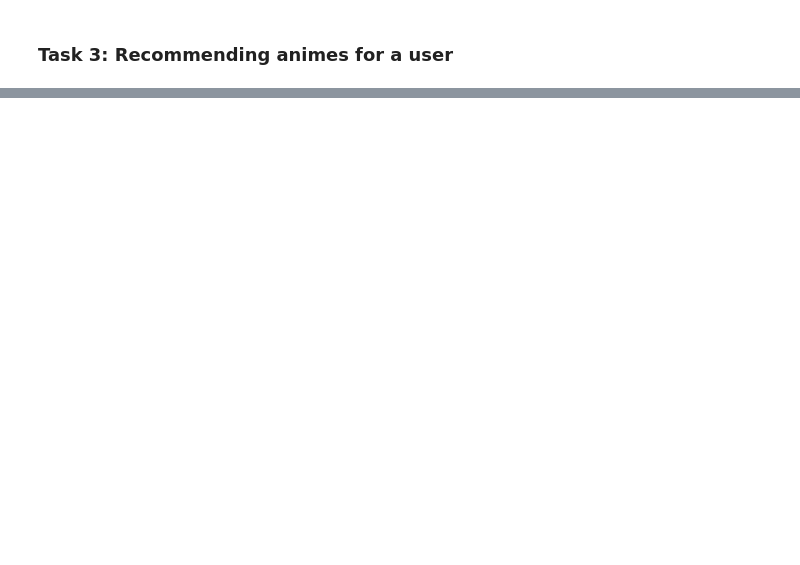
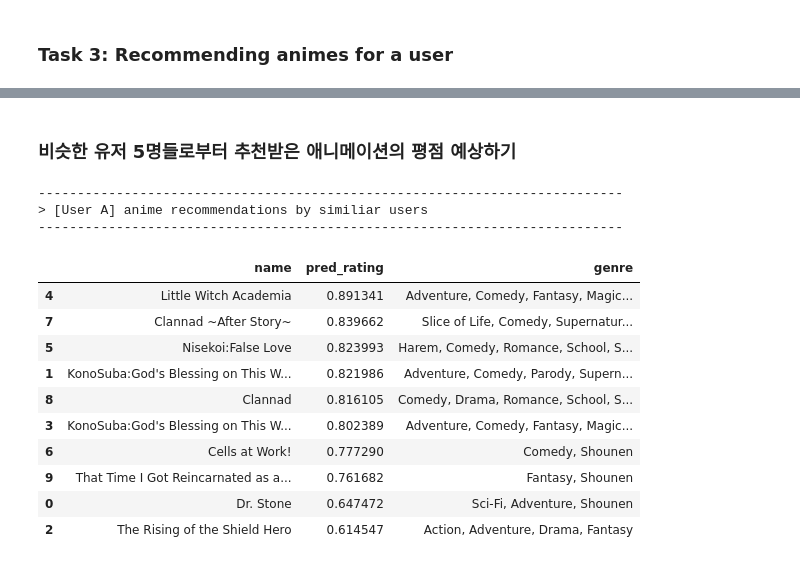
Before and after one commit to suzzini/DS_Project, a Jupyter notebook: Untitled7.ipynb, the cells around one changed output, grey strips where cells are left out. Saved outputs shown, nothing was run; the diff lists cells and outputs as text; code cells hidden in the pictures; blank space fills up the shorter version.

```diff
--- a/Untitled7.ipynb
+++ b/Untitled7.ipynb
@@ -818,0 +819,23 @@ Showing recommendations for user: 213192
+# %% [markdown]
+### 비슷한 유저 5명들로부터 추천받은 애니메이션의 평점 예상하기
+# %%
+print("---" * 25)
+print("> [User A] anime recommendations by similiar users")
+print("---" * 25)
+
+Results
+# %% [output]
+---------------------------------------------------------------------------
+> [User A] anime recommendations by similiar users
+---------------------------------------------------------------------------
+|  | name | pred_rating | genre |
+| 4 | Little Witch Academia | 0.891341 | Adventure, Comedy, Fantasy, Magic... |
+| 7 | Clannad ~After Story~ | 0.839662 | Slice of Life, Comedy, Supernatur... |
+| 5 | Nisekoi:False Love | 0.823993 | Harem, Comedy, Romance, School, S... |
+| 1 | KonoSuba:God's Blessing on This W... | 0.821986 | Adventure, Comedy, Parody, Supern... |
+| 8 | Clannad | 0.816105 | Comedy, Drama, Romance, School, S... |
+| 3 | KonoSuba:God's Blessing on This W... | 0.802389 | Adventure, Comedy, Fantasy, Magic... |
+| 6 | Cells at Work! | 0.777290 | Comedy, Shounen |
+| 9 | That Time I Got Reincarnated as a... | 0.761682 | Fantasy, Shounen |
+| 0 | Dr. Stone | 0.647472 | Sci-Fi, Adventure, Shounen |
+| 2 | The Rising of the Shield Hero | 0.614547 | Action, Adventure, Drama, Fantasy |
```
Also changed, not shown: parts of 11 cells of this notebook.
